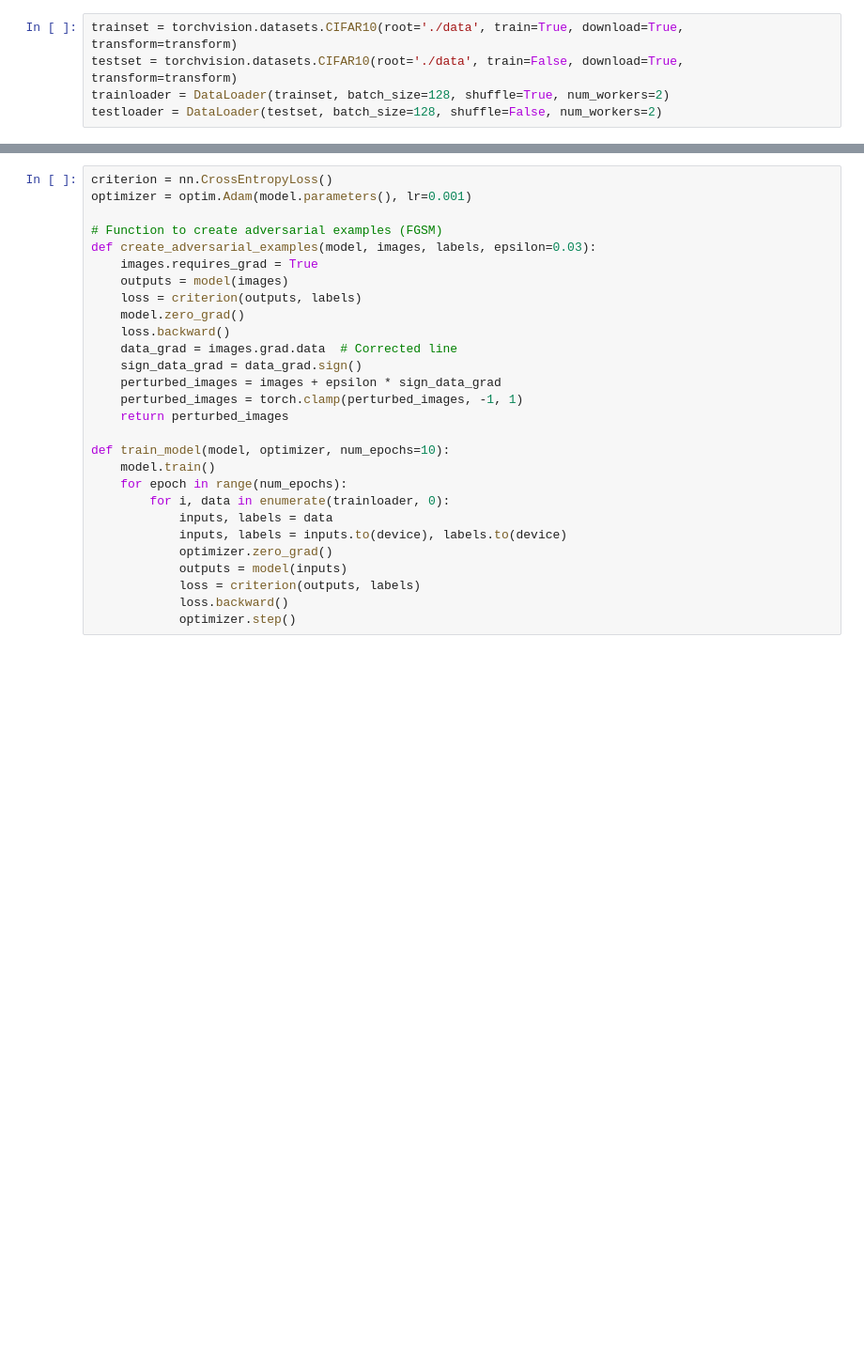
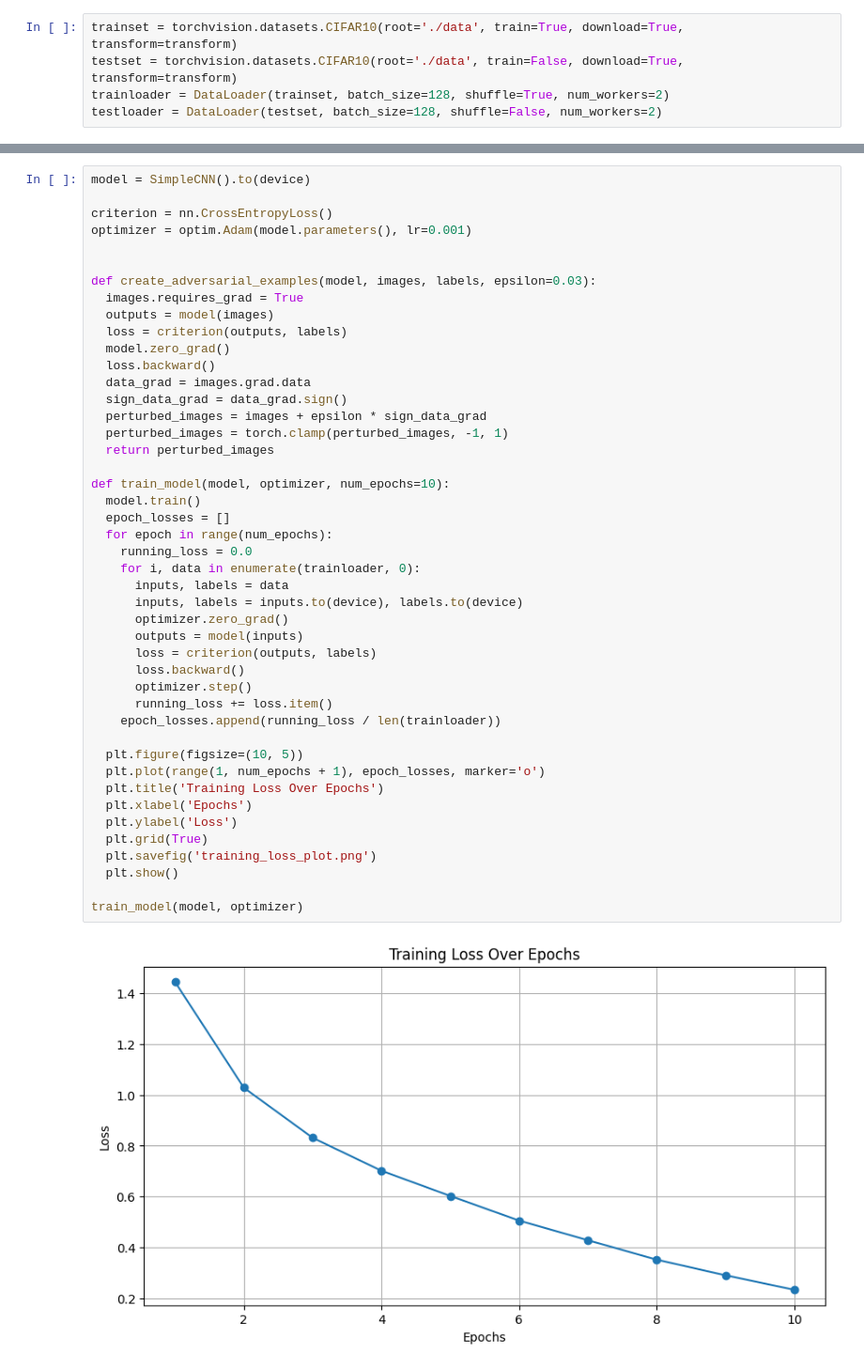
Before and after one commit to JolluChen/AdversarialAttacks, a Jupyter notebook: Attacks.ipynb, the cells around one changed output, grey strips where cells are left out. Shown: that part at 94% size. Drawn from its saved outputs; the diff is of its cells as text; blank space fills up the shorter version.

```diff
--- a/Attacks.ipynb
+++ b/Attacks.ipynb
@@ -51,31 +63,50 @@ model = SimpleCNN().to(device)
 # %%
+model = SimpleCNN().to(device)
+
 criterion = nn.CrossEntropyLoss()
 optimizer = optim.Adam(model.parameters(), lr=0.001)
 
-# Function to create adversarial examples (FGSM)
+
 def create_adversarial_examples(model, images, labels, epsilon=0.03):
-    images.requires_grad = True
-    outputs = model(images)
-    loss = criterion(outputs, labels)
-    model.zero_grad()
-    loss.backward()
-    data_grad = images.grad.data  # Corrected line
-    sign_data_grad = data_grad.sign()
-    perturbed_images = images + epsilon * sign_data_grad
-    perturbed_images = torch.clamp(perturbed_images, -1, 1)
-    return perturbed_images
+  images.requires_grad = True
+  outputs = model(images)
+  loss = criterion(outputs, labels)
+  model.zero_grad()
+  loss.backward()
+  data_grad = images.grad.data
+  sign_data_grad = data_grad.sign()
+  perturbed_images = images + epsilon * sign_data_grad
+  perturbed_images = torch.clamp(perturbed_images, -1, 1)
+  return perturbed_images
 
 def train_model(model, optimizer, num_epochs=10):
-    model.train()
-    for epoch in range(num_epochs):
-        for i, data in enumerate(trainloader, 0):
-            inputs, labels = data
-            inputs, labels = inputs.to(device), labels.to(device)
-            optimizer.zero_grad()
-            outputs = model(inputs)
-            loss = criterion(outputs, labels)
-            loss.backward()
-            optimizer.step()
+  model.train()
+  epoch_losses = []
+  for epoch in range(num_epochs):
+    running_loss = 0.0
+    for i, data in enumerate(trainloader, 0):
+      inputs, labels = data
+      inputs, labels = inputs.to(device), labels.to(device)
+      optimizer.zero_grad()
+      outputs = model(inputs)
+      loss = criterion(outputs, labels)
+      loss.backward()
+      optimizer.step()
+      running_loss += loss.item()
+    epoch_losses.append(running_loss / len(trainloader))
+
+  plt.figure(figsize=(10, 5))
+  plt.plot(range(1, num_epochs + 1), epoch_losses, marker='o')
+  plt.title('Training Loss Over Epochs')
+  plt.xlabel('Epochs')
+  plt.ylabel('Loss')
+  plt.grid(True)
+  plt.savefig('training_loss_plot.png')
+  plt.show()
+
+train_model(model, optimizer)
+# %% [output]
+[figure, added]
 # %%
 def evaluate_model(model, dataloader):
   model.eval()
```
Also changed, not shown: parts of 6 cells of this notebook.
